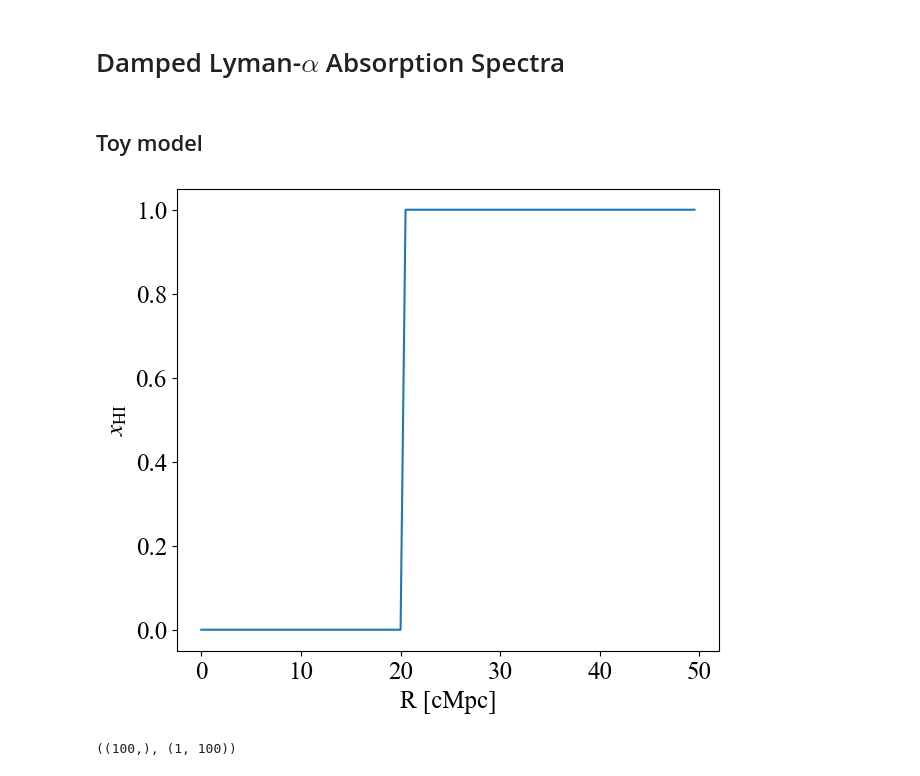
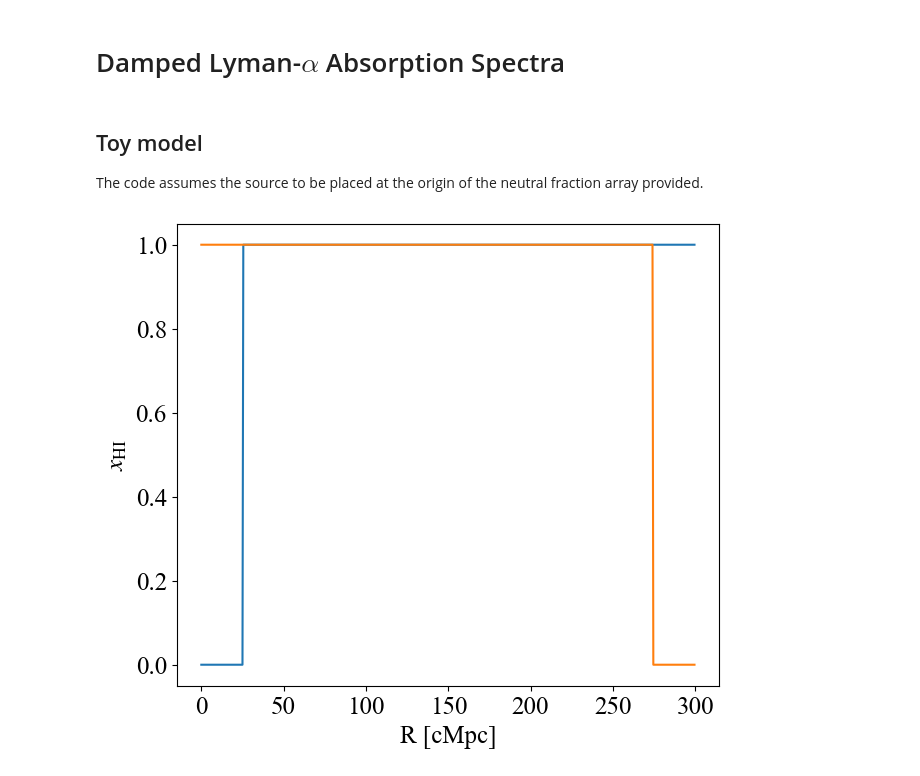
Before and after one commit to sambit-giri/toolslyman, a Jupyter notebook: examples/Lyman_alpha_damping_wing.ipynb, the cells around one changed output. Cells and saved outputs as stored; diff of their text form; code cells hidden in the pictures.

```diff
--- a/examples/Lyman_alpha_damping_wing.ipynb
+++ b/examples/Lyman_alpha_damping_wing.ipynb
@@ -107,22 +9,19 @@ def optical_depth_lyA_along_skewer(z_source, xHI, dn, dr, temp=1e4*u.K, X_H=0.76
-# %% [markdown]
-## Toy model
+# %% [markdown]
+## Toy model
+
+The code assumes the source to be placed at the origin of the neutral fraction array provided.
 # %%
 dr = 0.5*u.Mpc
-r_bins = np.arange(0,50,dr.to('Mpc').value)*u.Mpc
-xhi_bins = np.ones_like(r_bins.value)*1e-4
-xhi_bins[r_bins.to('Mpc').value>20] = 1
+r_bins = np.arange(0,300,dr.to('Mpc').value)*u.Mpc
+xhi_bins0 = np.ones_like(r_bins.value)*1e-4
+xhi_bins0[r_bins.to('Mpc').value>25] = 1
+xhi_bins1 = np.flip(xhi_bins0)
 # %%
 fig, ax = plt.subplots(1,1,figsize=(7,6))
-ax.plot(r_bins, xhi_bins)
+ax.plot(r_bins, xhi_bins0)
+ax.plot(r_bins, xhi_bins1)
 ax.set_xlabel(r'R [cMpc]')
 ax.set_ylabel(r'$x_\mathrm{HI}$')
 plt.show()
 # %% [output]
-[figure, old version]
+[figure, new version]
-# %%
-z_source = 8.76
-dn_bins = np.zeros_like(xhi_bins)
-N_HI = column_density_along_skewer(z_source, xhi_bins, dn_bins, dr, X_H=0.76, cosmo=None)
-dn_bins.shape, N_HI.shape
-# %% [output]
-((100,), (1, 100))
```
Also changed, not shown: parts of 27 cells of this notebook.
